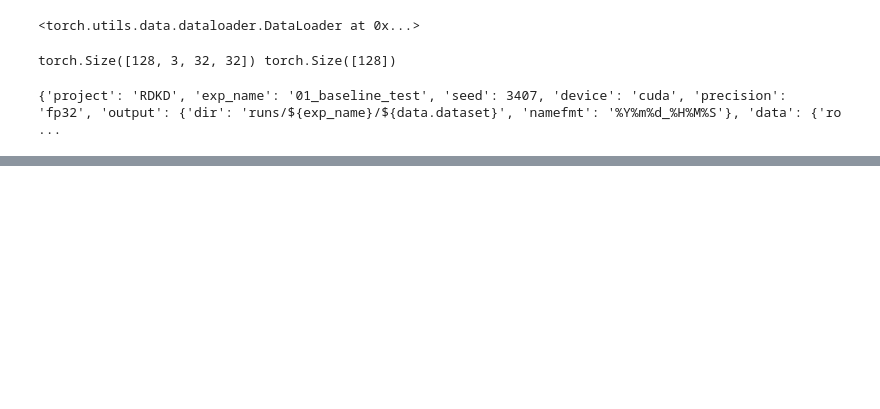
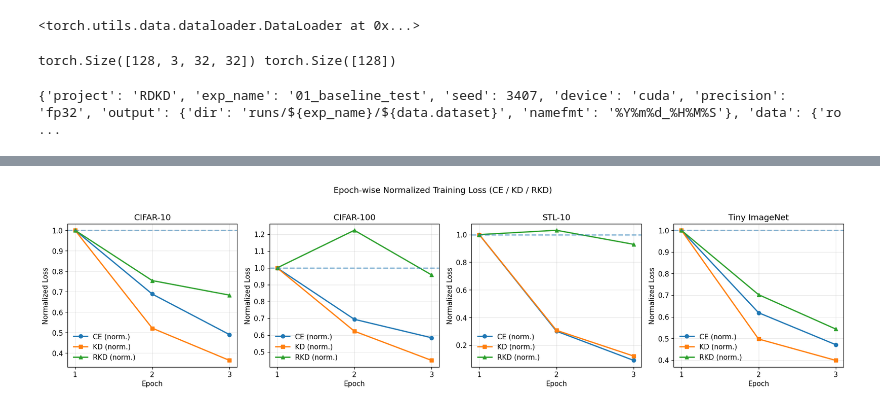
Before and after one commit to HiverXD/RDKD, a Jupyter notebook: test_notebook.ipynb, the cells around one changed output, grey strips where cells are left out. Cells and saved outputs as stored; diff of their text form; code cells hidden in the pictures; blank space fills up the shorter version.

```diff
--- a/test_notebook.ipynb
+++ b/test_notebook.ipynb
@@ -29,0 +126,66 @@ yaml.safe_dump()
+# %%
+import matplotlib.pyplot as plt
+
+def plot_normalized_losses(metrics_list):
+    """
+    metrics_list: 길이 4의 리스트
+      - 각 원소는 에폭별 딕셔너리 리스트
+      - 각 딕셔너리는 'epoch', 'train_loss_ce', 'train_loss_kd', 'train_loss_rkd' 키를 가짐
+    """
+    assert len(metrics_list) == 4, "metrics_list는 길이 4여야 합니다. (cifar10, cifar100, stl10, tiny imagenet)"
+    dataset_names = ["CIFAR-10", "CIFAR-100", "STL-10", "Tiny ImageNet"]
+
+    # 보기 좋은 스타일 몇 가지 설정
+    plt.rcParams.update({
+        "font.size": 11,
+        "axes.grid": True,
+        "grid.alpha": 0.3,
+        "lines.linewidth": 2.0,
+        "legend.frameon": False
+    })
+
+    fig, axes = plt.subplots(1, 4, figsize=(18, 4.5), sharey=False, constrained_layout=True)
+
+    for ax, metrics, name in zip(axes, metrics_list, dataset_names):
+        # 에폭과 원시 값
+        epochs = [m["epoch"] for m in metrics]
+
+        ce_vals = [m["train_loss_ce"] for m in metrics]
+        kd_vals = [m["train_loss_kd"] for m in metrics]
+        rkd_vals = [m["train_loss_rkd"] for m in metrics]
+
+        # epoch=1 기준 정규화(0으로 나눔 방지)
+        def _norm(arr):
+            base = arr[0]
+            if base == 0:
+                # 기준값이 0이면 정규화 불가하므로 그대로 반환
+                return arr
+            return [v / base for v in arr]
+
+        ce_n = _norm(ce_vals)
+        kd_n = _norm(kd_vals)
+        rkd_n = _norm(rkd_vals)
+
+        # 플롯
+        ax.plot(epochs, ce_n, marker="o", label="CE (norm.)")
+        ax.plot(epochs, kd_n, marker="s", label="KD (norm.)")
+        ax.plot(epochs, rkd_n, marker="^", label="RKD (norm.)")
+
+        # 기준선(y=1) 표시
+        ax.axhline(1.0, linestyle="--", alpha=0.5)
+
+        # 축/제목/범례
+        ax.set_title(name)
+        ax.set_xlabel("Epoch")
+        ax.set_ylabel("Normalized Loss")
+        ax.set_xticks(epochs)
+        ax.legend(loc="best")
+
+    fig.suptitle("Epoch-wise Normalized Training Loss (CE / KD / RKD)", y=1.02)
+    plt.tight_layout()
+    plt.show()
+
+
+plot_normalized_losses(metrics_list)
+# %% [output]
+[figure, added]
```
Also changed, not shown: parts of 8 cells of this notebook, 16 other files.
